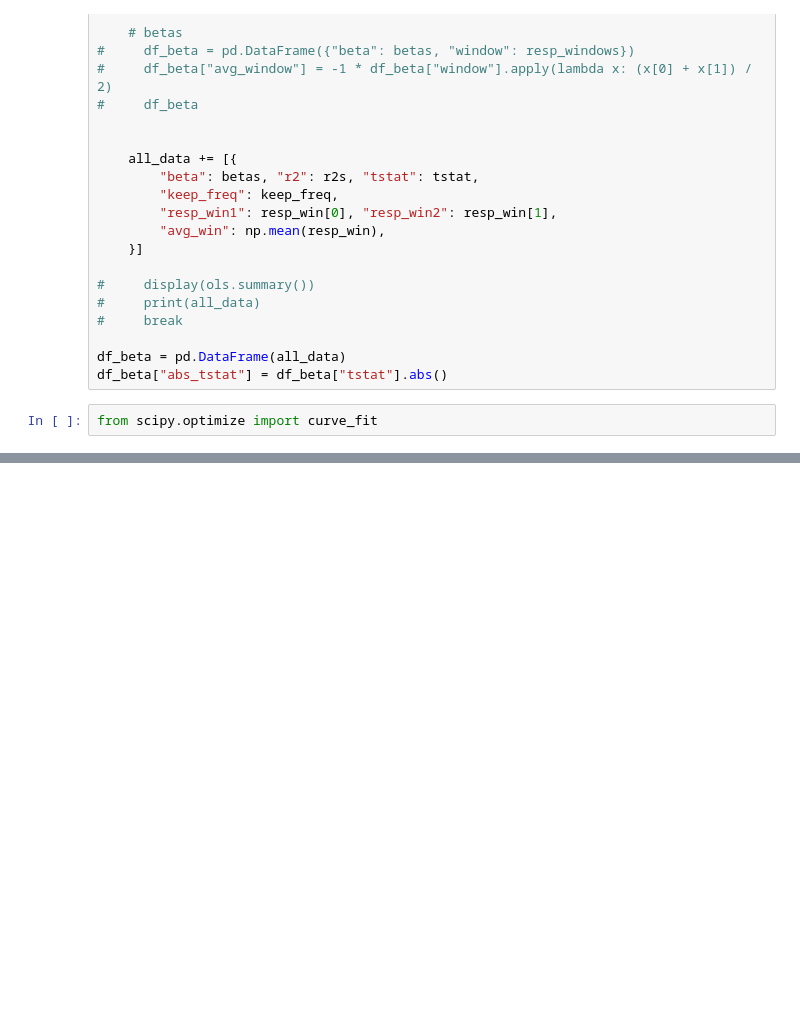
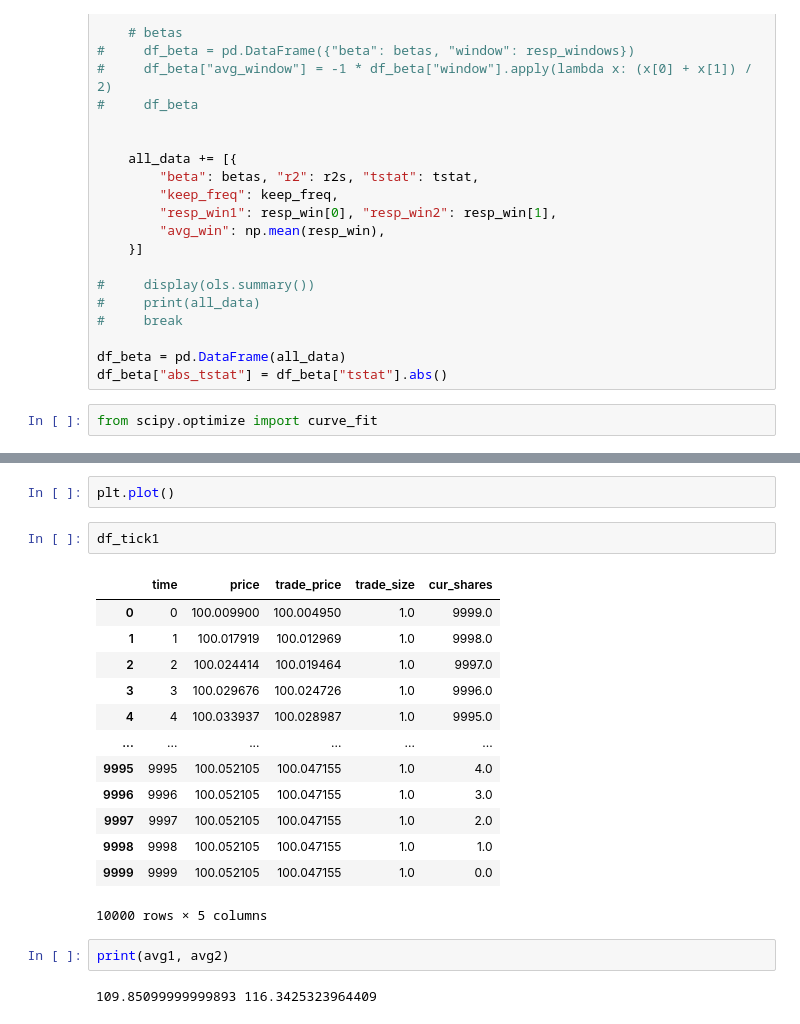
Before and after one commit to rzhan11/MarkData, a Jupyter notebook: nbs/data-gen2.ipynb, the cells around one changed output, grey strips where cells are left out. Saved outputs shown, nothing was run; the diff lists cells and outputs as text; blank space fills up the shorter version.

```diff
--- a/nbs/data-gen2.ipynb
+++ b/nbs/data-gen2.ipynb
@@ -327,0 +457,22 @@ abs(popt[0] / popt[1]) / 5
+# %%
+plt.plot()
+# %%
+df_tick1
+# %% [output]
+|  | time | price | trade_price | trade_size | cur_shares |
+| 0 | 0 | 100.009900 | 100.004950 | 1.0 | 9999.0 |
+| 1 | 1 | 100.017919 | 100.012969 | 1.0 | 9998.0 |
+| 2 | 2 | 100.024414 | 100.019464 | 1.0 | 9997.0 |
+| 3 | 3 | 100.029676 | 100.024726 | 1.0 | 9996.0 |
+| 4 | 4 | 100.033937 | 100.028987 | 1.0 | 9995.0 |
+| ... | ... | ... | ... | ... | ... |
+| 9995 | 9995 | 100.052105 | 100.047155 | 1.0 | 4.0 |
+| 9996 | 9996 | 100.052105 | 100.047155 | 1.0 | 3.0 |
+| 9997 | 9997 | 100.052105 | 100.047155 | 1.0 | 2.0 |
+| 9998 | 9998 | 100.052105 | 100.047155 | 1.0 | 1.0 |
+| 9999 | 9999 | 100.052105 | 100.047155 | 1.0 | 0.0 |
+10000 rows × 5 columns
+# %%
+print(avg1, avg2)
+# %% [output]
+109.85099999999893 116.3425323964409
```
Also changed, not shown: parts of 14 cells of this notebook.
